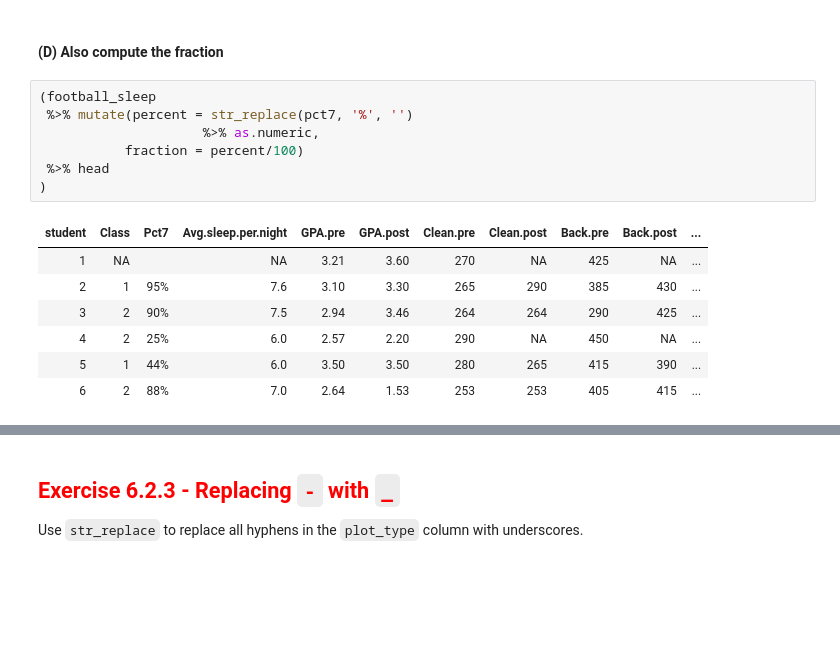
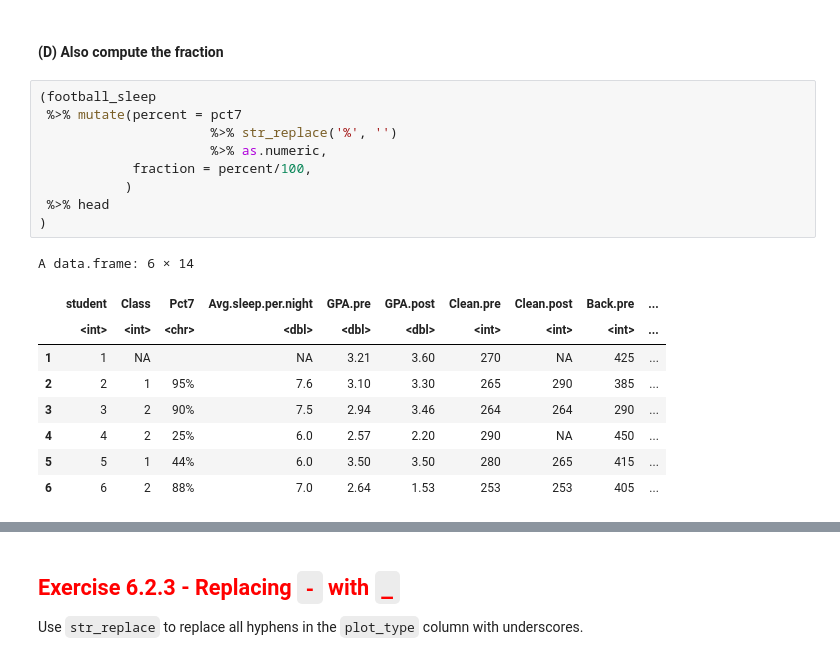
Before and after one commit to yardsale8/DSCI_210_R_notebooks, a Jupyter notebook: lecture_6_3_common_mutations.ipynb, the cells around one changed output, grey strips where cells are left out. Saved outputs shown, nothing was run; the diff lists cells and outputs as text; blank space fills up the shorter version.

```diff
--- a/lecture_6_3_common_mutations.ipynb
+++ b/lecture_6_3_common_mutations.ipynb
@@ -224,16 +311,20 @@ head(new)
 #### (D) Also compute the fraction
 # %%
 (football_sleep
- %>% mutate(percent = str_replace(pct7, '%', '')
-                     %>% as.numeric,
-           fraction = percent/100)
+ %>% mutate(percent = pct7
+                      %>% str_replace('%', '')
+                      %>% as.numeric,
+            fraction = percent/100,
+           )
  %>% head
 )
 # %% [output]
+A data.frame: 6 × 14
-| student | Class | Pct7 | Avg.sleep.per.night | GPA.pre | GPA.post | Clean.pre | Clean.post | Back.pre | Back.post | ... |
-| 1 | NA |  | NA | 3.21 | 3.60 | 270 | NA | 425 | NA | ... |
-| 2 | 1 | 95% | 7.6 | 3.10 | 3.30 | 265 | 290 | 385 | 430 | ... |
-| 3 | 2 | 90% | 7.5 | 2.94 | 3.46 | 264 | 264 | 290 | 425 | ... |
-| 4 | 2 | 25% | 6.0 | 2.57 | 2.20 | 290 | NA | 450 | NA | ... |
-| 5 | 1 | 44% | 6.0 | 3.50 | 3.50 | 280 | 265 | 415 | 390 | ... |
-| 6 | 2 | 88% | 7.0 | 2.64 | 1.53 | 253 | 253 | 405 | 415 | ... |
+|  | student | Class | Pct7 | Avg.sleep.per.night | GPA.pre | GPA.post | Clean.pre | Clean.post | Back.pre | ... |
+|  | <int> | <int> | <chr> | <dbl> | <dbl> | <dbl> | <int> | <int> | <int> | ... |
+| 1 | 1 | NA |  | NA | 3.21 | 3.60 | 270 | NA | 425 | ... |
+| 2 | 2 | 1 | 95% | 7.6 | 3.10 | 3.30 | 265 | 290 | 385 | ... |
+| 3 | 3 | 2 | 90% | 7.5 | 2.94 | 3.46 | 264 | 264 | 290 | ... |
+| 4 | 4 | 2 | 25% | 6.0 | 2.57 | 2.20 | 290 | NA | 450 | ... |
+| 5 | 5 | 1 | 44% | 6.0 | 3.50 | 3.50 | 280 | 265 | 415 | ... |
+| 6 | 6 | 2 | 88% | 7.0 | 2.64 | 1.53 | 253 | 253 | 405 | ... |
```
Also changed, not shown: parts of 65 cells of this notebook.
